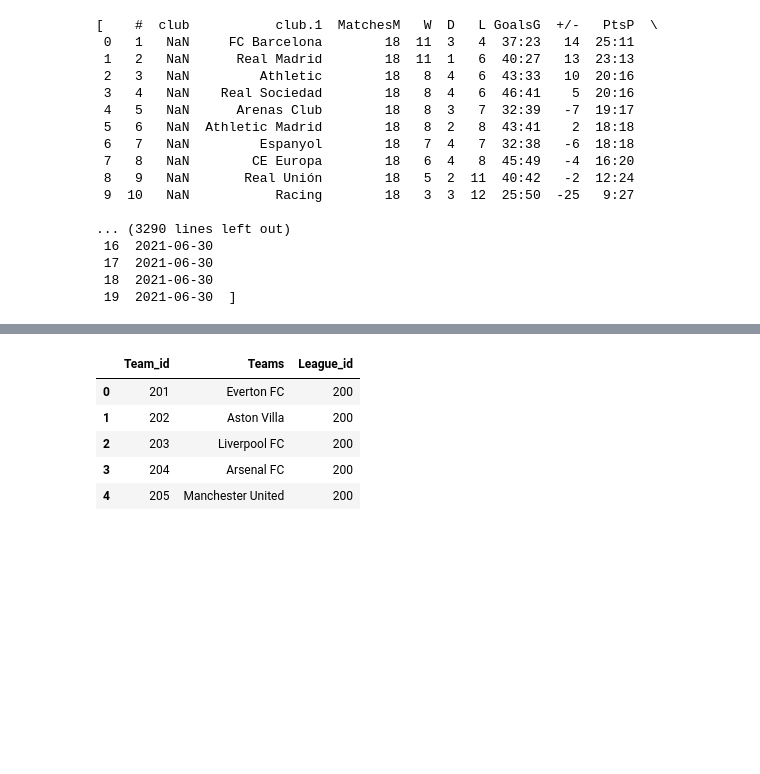
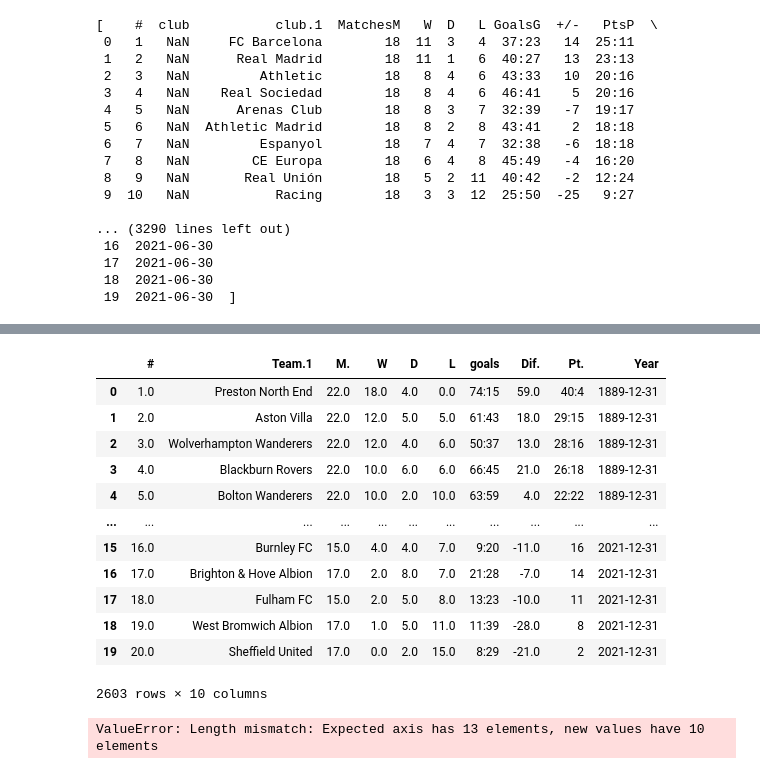
Before and after one commit to timi000/Soccer-Story, a Jupyter notebook: League Table Scraping.ipynb, the cells around one changed output, grey strips where cells are left out. Cells and saved outputs as stored; diff of their text form; code cells hidden in the pictures; blank space fills up the shorter version.

```diff
--- a/League Table Scraping.ipynb
+++ b/League Table Scraping.ipynb
@@ -137,25 +143,49 @@ for r in range(51):
     EPL_list.append(t[3])
     x=x+1
     y=y+1
+
+x=1946
+y=1947
+
+
+
+
+for r in range(75):
+    urls = f"https://www.worldfootball.net/schedule/eng-premier-league-{x}-{y}/"
+    t=pd.read_html(urls)
+    t[3]["Year"]=f'{y}-12-31'
+    EPL_list.append(t[3])
+    x=x+1
+    y=y+1
+    time.sleep(2)
-# %%
-x=1946
-y=1947
-
-
-
-
-for r in range(74):
-    urls = f"https://www.worldfootball.net/schedule/eng-premier-league-{x}-{y}/"
-    t=pd.read_html(urls)
-    t[3]["Year"]=f'{y}-12-31'
-    EPL_list.append(t[3])
-    x=x+1
-    y=y+1
-    time.sleep(2)
+# %%
+
+
+EPL_df=pd.concat(EPL_list)
+EPLdf=EPL_df.drop(columns='Team')
+
+
+EPLdf=EPLdf[["#","Team.1","M.","W","D","L","goals","Dif.","Pt.","Year"]]
+# %% [output]
+|  | # | Team.1 | M. | W | D | L | goals | Dif. | Pt. | Year |
+| 0 | 1.0 | Preston North End | 22.0 | 18.0 | 4.0 | 0.0 | 74:15 | 59.0 | 40:4 | 1889-12-31 |
+| 1 | 2.0 | Aston Villa | 22.0 | 12.0 | 5.0 | 5.0 | 61:43 | 18.0 | 29:15 | 1889-12-31 |
+| 2 | 3.0 | Wolverhampton Wanderers | 22.0 | 12.0 | 4.0 | 6.0 | 50:37 | 13.0 | 28:16 | 1889-12-31 |
+| 3 | 4.0 | Blackburn Rovers | 22.0 | 10.0 | 6.0 | 6.0 | 66:45 | 21.0 | 26:18 | 1889-12-31 |
+| 4 | 5.0 | Bolton Wanderers | 22.0 | 10.0 | 2.0 | 10.0 | 63:59 | 4.0 | 22:22 | 1889-12-31 |
+| ... | ... | ... | ... | ... | ... | ... | ... | ... | ... | ... |
+| 15 | 16.0 | Burnley FC | 15.0 | 4.0 | 4.0 | 7.0 | 9:20 | -11.0 | 16 | 2021-12-31 |
+| 16 | 17.0 | Brighton & Hove Albion | 17.0 | 2.0 | 8.0 | 7.0 | 21:28 | -7.0 | 14 | 2021-12-31 |
+| 17 | 18.0 | Fulham FC | 15.0 | 2.0 | 5.0 | 8.0 | 13:23 | -10.0 | 11 | 2021-12-31 |
+| 18 | 19.0 | West Bromwich Albion | 17.0 | 1.0 | 5.0 | 11.0 | 11:39 | -28.0 | 8 | 2021-12-31 |
+| 19 | 20.0 | Sheffield United | 17.0 | 0.0 | 2.0 | 15.0 | 8:29 | -21.0 | 2 | 2021-12-31 |
+2603 rows × 10 columns
 # %%
+
 EPL_df=pd.concat(EPL_list)
 EPLdf=EPL_df.drop(columns='Team')
-EPLdf=EPLdf.drop(columns=[0,1])
+
+EPLdf=EPLdf[["#","Team.1","M.","W","D","L","goals","Dif.","Pt.","Year"]]
 EPLdf.columns=['Position','Team','Games_played','Wins', 'Draws',
                                     'Losses','GS_GC','GD','Points','Year']
 new = EPLdf["GS_GC"].str.split(":", n = 1, expand = True)
@@ -179,9 +209,4 @@ Eteam_df=Eteam_df[['Team_id','Teams']]
 Eteam_df['League_id']=200
 Eteam_df.head()
 # %% [output]
-|  | Team_id | Teams | League_id |
-| 0 | 201 | Everton FC | 200 |
-| 1 | 202 | Aston Villa | 200 |
-| 2 | 203 | Liverpool FC | 200 |
-| 3 | 204 | Arsenal FC | 200 |
-| 4 | 205 | Manchester United | 200 |
+ValueError: Length mismatch: Expected axis has 13 elements, new values have 10 elements
```
Also changed, not shown: parts of 19 cells of this notebook.
